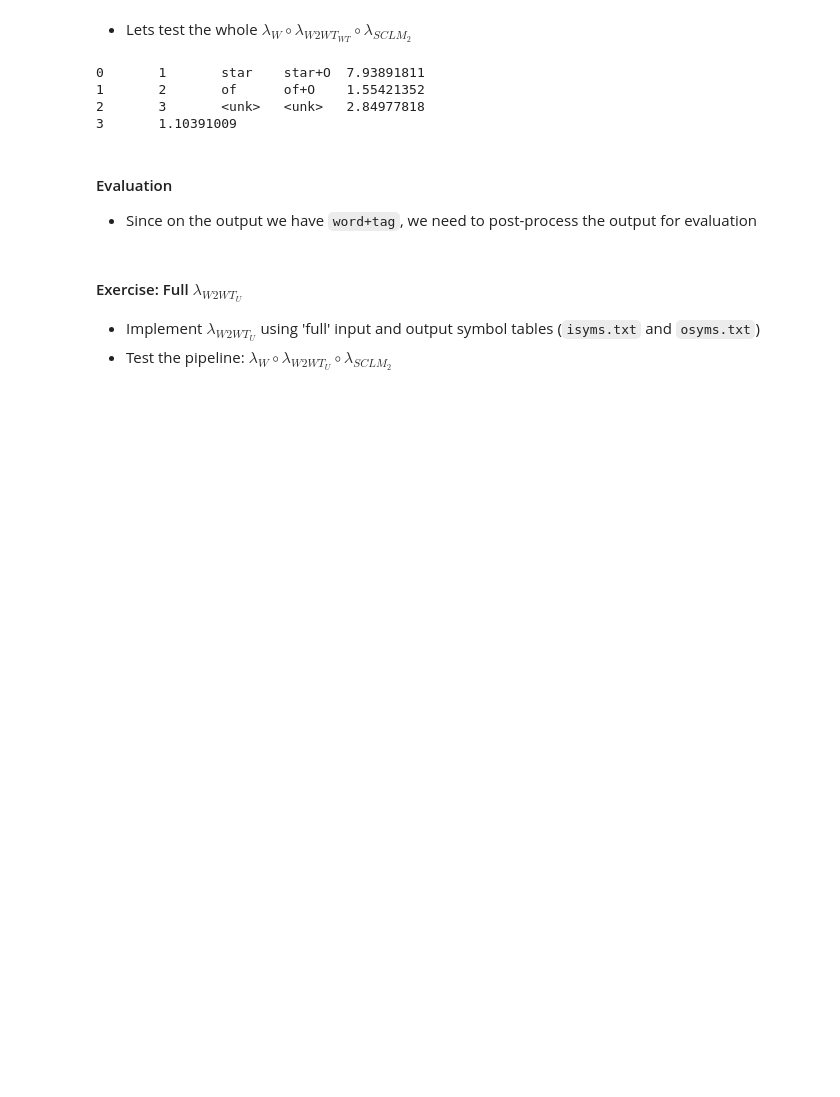
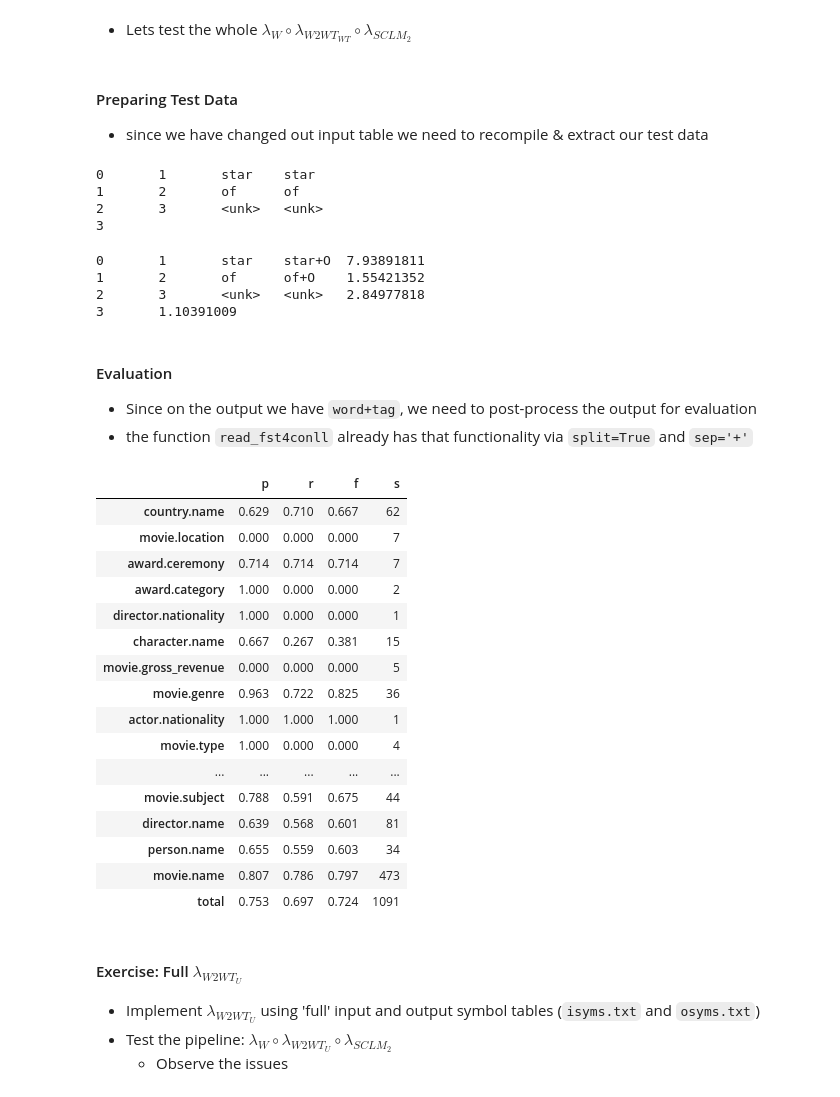
Before and after one commit to esrel/UNITN.LUS.Lab, a Jupyter notebook: notebooks/sequence_labeling_wfsm.ipynb, the cells around one changed output. Saved outputs shown, nothing was run; the diff lists cells and outputs as text; code cells hidden in the pictures; blank space fills up the shorter version.

```diff
--- a/notebooks/sequence_labeling_wfsm.ipynb
+++ b/notebooks/sequence_labeling_wfsm.ipynb
@@ -846,5 +830,28 @@ initial state                                     0
 # of final states                                 1
 # %% [markdown]
 - Lets test the whole $\lambda_{W} \circ \lambda_{W2WT_{WT}} \circ \lambda_{SCLM_{2}}$
+# %% [markdown]
+#### Preparing Test Data
+- since we have changed out input table we need to recompile & extract our test data
+# %%
+%%bash
+farcompilestrings \
+    --symbols=isyms.wt.txt \
+    --keep_symbols \
+    --unknown_symbol='<unk>' \
+    tst.txt tst.wt.far
+
+wdir='wdir_wt'
+mkdir -p $wdir
+
+farextract --filename_prefix="$wdir/" tst.wt.far
+cp $wdir/tst.txt-0001 sent.wt.fsa
+
+fstprint sent.wt.fsa
+# %% [output]
+0       1       star    star
+1       2       of      of
+2       3       <unk>   <unk>
+3
 # %%
 %%bash
@@ -857,3 +864,4 @@ fstcompose sent.fsa w2wt_wt.bin | fstcompose - wt2.lm | fstshortestpath | fstrme
 # %% [markdown]
 #### Evaluation
 - Since on the output we have `word+tag`, we need to post-process the output for evaluation
+- the function `read_fst4conll` already has that functionality via `split=True` and `sep='+'`
@@ -860,4 +878,31 @@ fstcompose sent.fsa w2wt_wt.bin | fstcompose - wt2.lm | fstshortestpath | fstrme
+# %%
+refs = read_corpus_conll('tst.conll')
+hyps = read_fst4conll('w2wt_wt.wt2.out', split=True)
+
+results = evaluate(refs, hyps)
+
+pd_tbl = pd.DataFrame().from_dict(results, orient='index')
+pd_tbl.round(decimals=3)
+# %% [output]
+|  | p | r | f | s |
+| country.name | 0.629 | 0.710 | 0.667 | 62 |
+| movie.location | 0.000 | 0.000 | 0.000 | 7 |
+| award.ceremony | 0.714 | 0.714 | 0.714 | 7 |
+| award.category | 1.000 | 0.000 | 0.000 | 2 |
+| director.nationality | 1.000 | 0.000 | 0.000 | 1 |
+| character.name | 0.667 | 0.267 | 0.381 | 15 |
+| movie.gross_revenue | 0.000 | 0.000 | 0.000 | 5 |
+| movie.genre | 0.963 | 0.722 | 0.825 | 36 |
+| actor.nationality | 1.000 | 1.000 | 1.000 | 1 |
+| movie.type | 1.000 | 0.000 | 0.000 | 4 |
+| ... | ... | ... | ... | ... |
+| movie.subject | 0.788 | 0.591 | 0.675 | 44 |
+| director.name | 0.639 | 0.568 | 0.601 | 81 |
+| person.name | 0.655 | 0.559 | 0.603 | 34 |
+| movie.name | 0.807 | 0.786 | 0.797 | 473 |
+| total | 0.753 | 0.697 | 0.724 | 1091 |
 # %% [markdown]
 #### Exercise: Full $\lambda_{W2WT_{U}}$
 - Implement $\lambda_{W2WT_{U}}$ using 'full' input and output symbol tables (`isyms.txt` and `osyms.txt`)
 - Test the pipeline: $\lambda_{W} \circ \lambda_{W2WT_{U}} \circ \lambda_{SCLM_{2}}$
+    - Observe the issues
```
Also changed, not shown: parts of 22 cells of this notebook, 1 other file.
